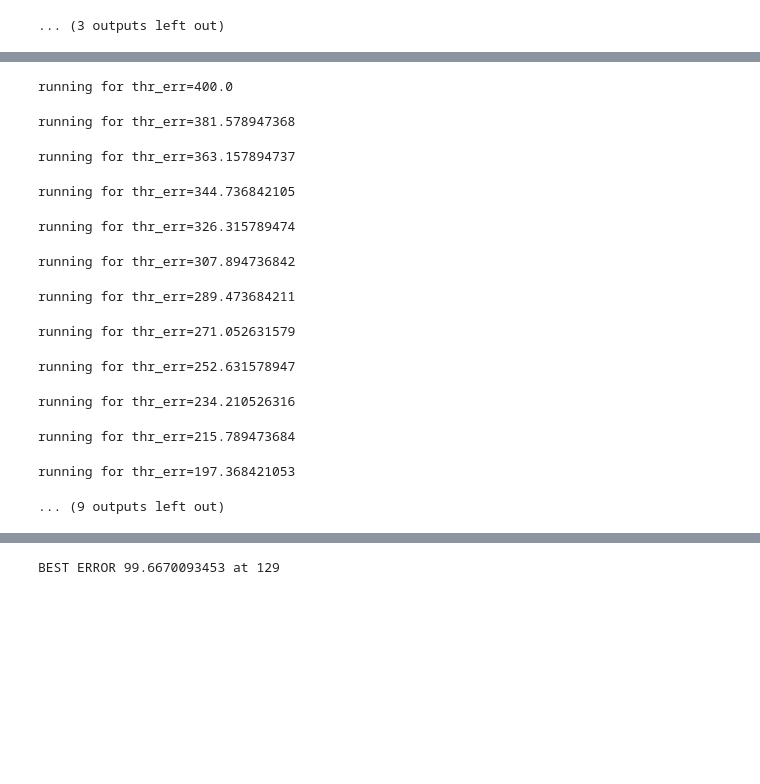
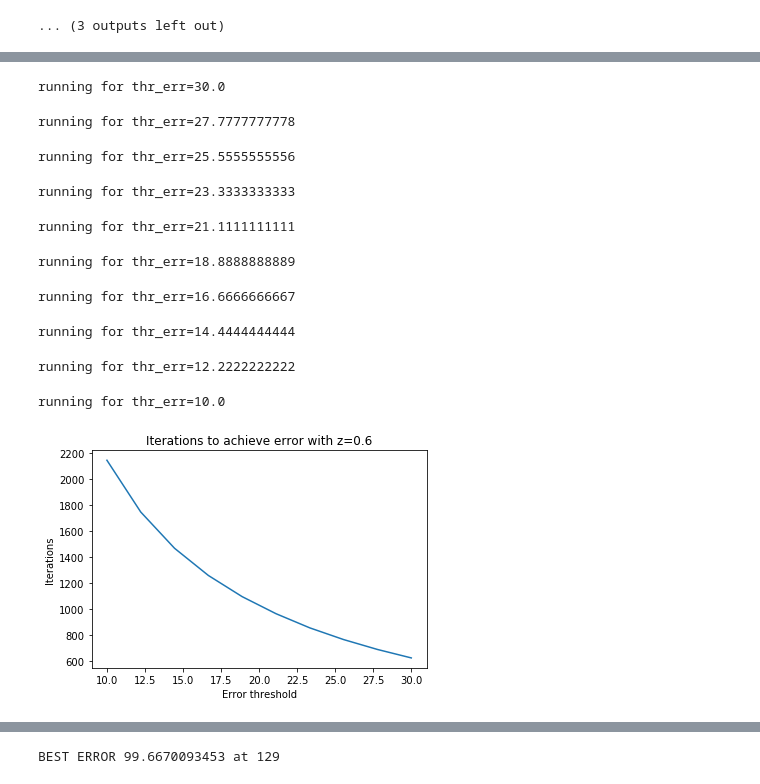
Before and after one commit to zaomatchbox/iai, a Jupyter notebook: 1/limontov/lab1.ipynb, the cells around one changed output, grey strips where cells are left out. Saved outputs shown, nothing was run; the diff lists cells and outputs as text; code cells hidden in the pictures; blank space fills up the shorter version.

```diff
--- a/1/limontov/lab1.ipynb
+++ b/1/limontov/lab1.ipynb
@@ -308,31 +369,29 @@ running for z=0.428947368421
 # %%
-N_thr = 20
-thrs = np.linspace(50.0, 400.0, N_thr)
-MAX_EPOCHS = 600
+N_thr = 10
+thrs = np.linspace(10.0, 30.0, N_thr)
+MAX_EPOCHS = 3000
 Z = 0.6
 epochs = np.array([])
 for thr in thrs[::-1]:
     print 'running for thr_err={}'.format(thr)
     model = Autoencoder(input_layers=N, z=Z)
     best_results = try_run(model, MAX_EPOCHS, th_err=thr, viz=False)
     epochs = np.append(epochs, best_results['epoch'])
 
 plt.plot(thrs[::-1], epochs)
 plt.title('Iterations to achieve error with z={}'.format(Z))
 plt.xlabel('Error threshold')
 plt.ylabel('Iterations')
 plt.show()
 # %% [output]
-running for thr_err=400.0
+running for thr_err=30.0
-running for thr_err=381.578947368
+running for thr_err=27.7777777778
-running for thr_err=363.157894737
+running for thr_err=25.5555555556
-running for thr_err=344.736842105
+running for thr_err=23.3333333333
-running for thr_err=326.315789474
+running for thr_err=21.1111111111
-running for thr_err=307.894736842
+running for thr_err=18.8888888889
-running for thr_err=289.473684211
+running for thr_err=16.6666666667
-running for thr_err=271.052631579
+running for thr_err=14.4444444444
-running for thr_err=252.631578947
+running for thr_err=12.2222222222
-running for thr_err=234.210526316
+running for thr_err=10.0
-running for thr_err=215.789473684
-running for thr_err=197.368421053
-... (9 outputs left out)
+[figure, added]
```
Also changed, not shown: parts of 19 cells of this notebook.
